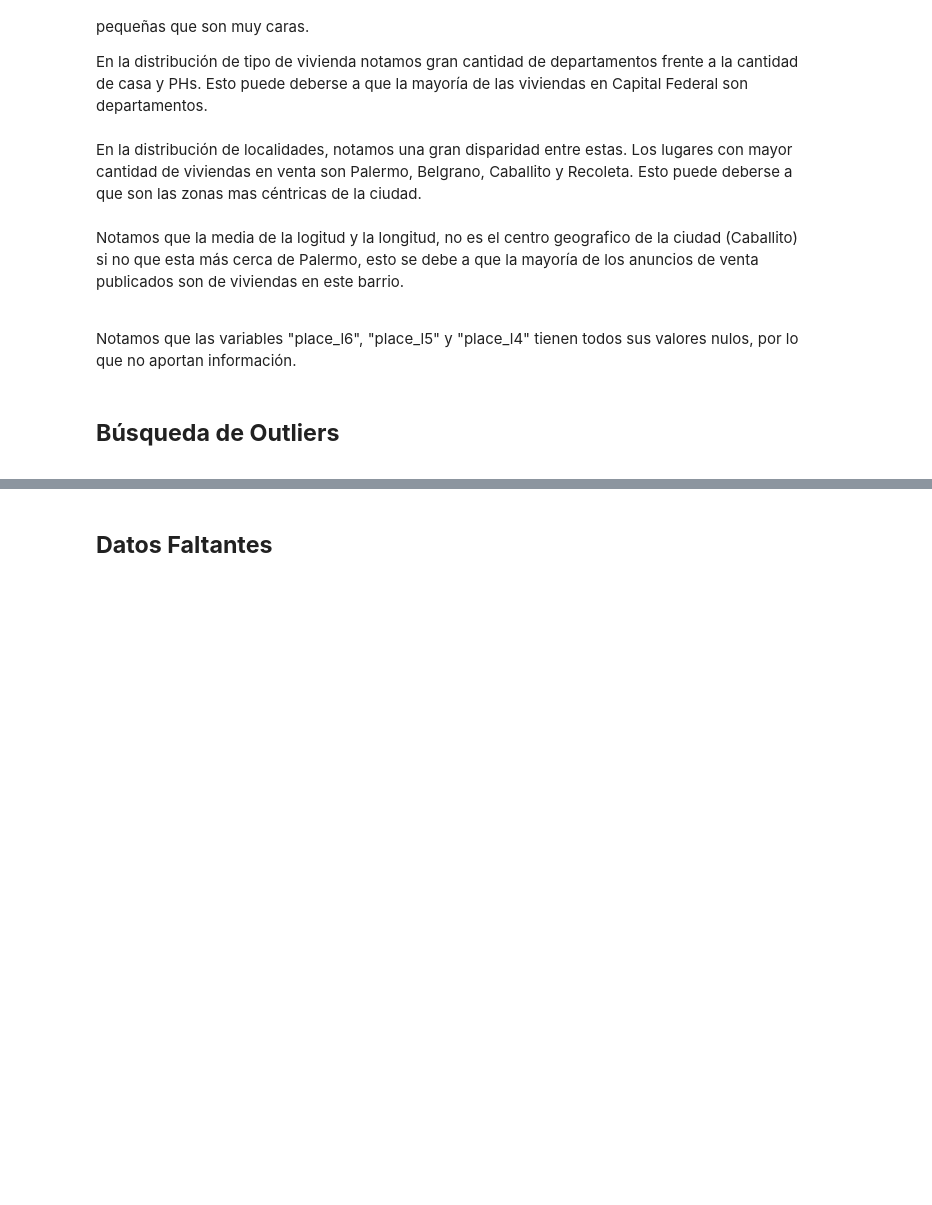
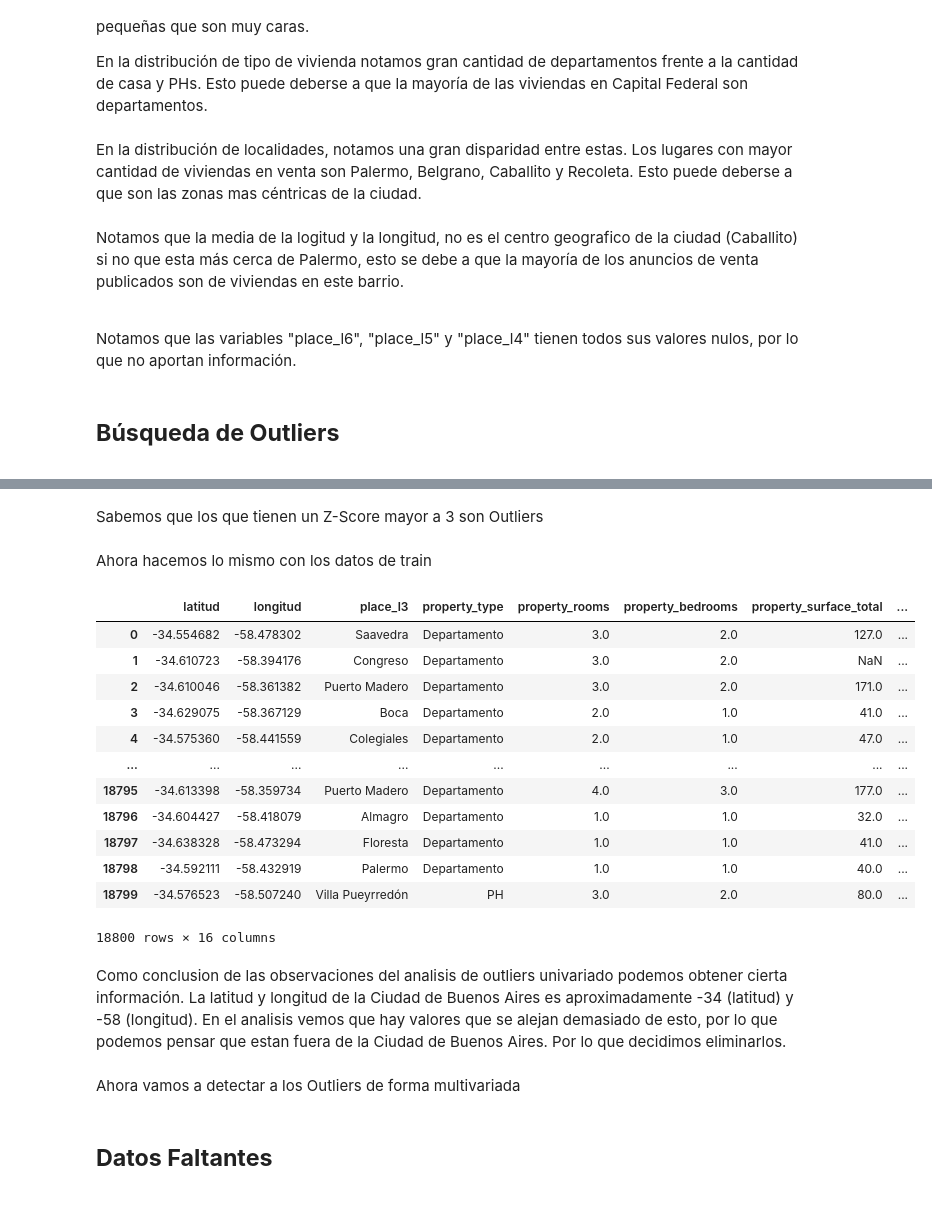
Before and after one commit to franjuarez/7506R-2C2022-GRUPO21, a Jupyter notebook: 7506R_TP1_GRUPO21_ENTREGA.ipynb, the cells around one changed output, grey strips where cells are left out. Saved outputs shown, nothing was run; the diff lists cells and outputs as text; code cells hidden in the pictures; blank space fills up the shorter version.

```diff
--- a/7506R_TP1_GRUPO21_ENTREGA.ipynb
+++ b/7506R_TP1_GRUPO21_ENTREGA.ipynb
@@ -395,0 +470,30 @@ Notamos que las variables "place_l6", "place_l5" y "place_l4" tienen todos sus v
+# %% [markdown]
+Sabemos que los que tienen un Z-Score mayor a 3 son Outliers
+# %% [markdown]
+Ahora hacemos lo mismo con los datos de train
+# %%
+#analisis de Zscore en el dataset de test
+for columna in variables_cuantitativas:
+    columna_actual = ds_propiedades_test_zscore[columna]
+    media=np.mean(columna_actual)
+    std=np.std(columna_actual)
+    ds_propiedades_test_zscore[f'z_{columna}'] = np.abs((columna_actual - media)/std)
+
+ds_propiedades_test_zscore
+# %% [output]
+|  | latitud | longitud | place_l3 | property_type | property_rooms | property_bedrooms | property_surface_total | ... |
+| 0 | -34.554682 | -58.478302 | Saavedra | Departamento | 3.0 | 2.0 | 127.0 | ... |
+| 1 | -34.610723 | -58.394176 | Congreso | Departamento | 3.0 | 2.0 | NaN | ... |
+| 2 | -34.610046 | -58.361382 | Puerto Madero | Departamento | 3.0 | 2.0 | 171.0 | ... |
+| 3 | -34.629075 | -58.367129 | Boca | Departamento | 2.0 | 1.0 | 41.0 | ... |
+| 4 | -34.575360 | -58.441559 | Colegiales | Departamento | 2.0 | 1.0 | 47.0 | ... |
+| ... | ... | ... | ... | ... | ... | ... | ... | ... |
+| 18795 | -34.613398 | -58.359734 | Puerto Madero | Departamento | 4.0 | 3.0 | 177.0 | ... |
+| 18796 | -34.604427 | -58.418079 | Almagro | Departamento | 1.0 | 1.0 | 32.0 | ... |
+| 18797 | -34.638328 | -58.473294 | Floresta | Departamento | 1.0 | 1.0 | 41.0 | ... |
+| 18798 | -34.592111 | -58.432919 | Palermo | Departamento | 1.0 | 1.0 | 40.0 | ... |
+| 18799 | -34.576523 | -58.507240 | Villa Pueyrredón | PH | 3.0 | 2.0 | 80.0 | ... |
+18800 rows × 16 columns
+# %% [markdown]
+Como conclusion de las observaciones del analisis de outliers univariado podemos obtener cierta información.
+La latitud y longitud de la Ciudad de Buenos Aires es aproximadamente -34 (latitud) y -58 (longitud). En el analisis vemos que hay valores que se alejan demasiado de esto, por lo que podemos pensar que estan fuera de la Ciudad de Buenos Aires. Por lo que decidimos eliminarlos. <br>
@@ -396,3 +503,5 @@ Notamos que las variables "place_l6", "place_l5" y "place_l4" tienen todos sus v
+# %% [markdown]
+Ahora vamos a detectar a los Outliers de forma multivariada
 # %% [markdown]
 <b> <strong> <h2>Datos Faltantes </h2>
 # %% [markdown]
```
Also changed, not shown: parts of 12 cells of this notebook.
